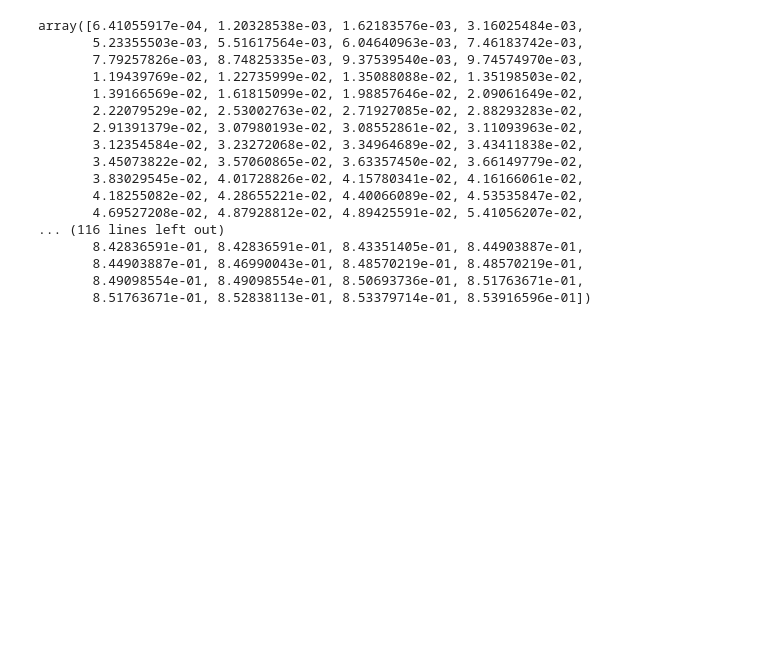
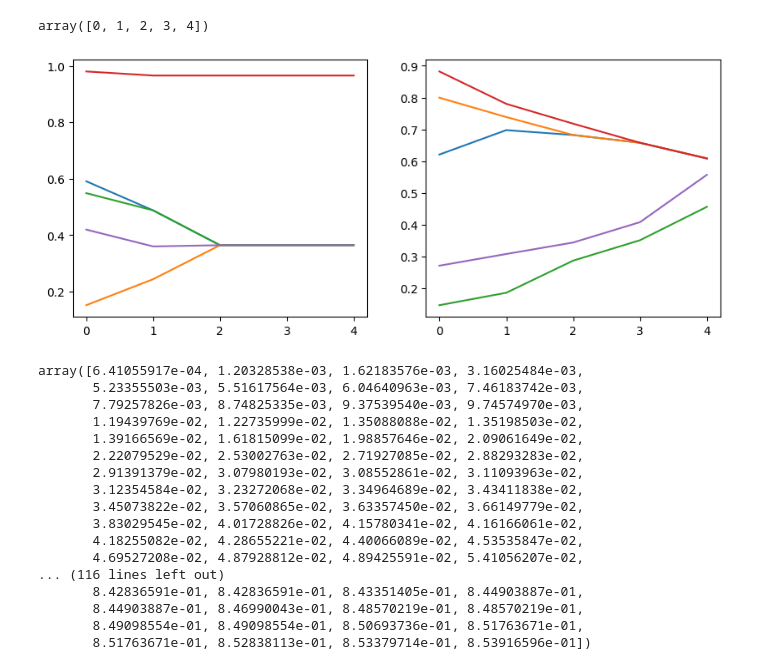
Before and after one commit to ardenpalme/IndMathProj2, a Jupyter notebook: Numerical_soln_2D_model.ipynb, the cells around one changed output. Saved outputs shown, nothing was run; the diff lists cells and outputs as text; code cells hidden in the pictures; blank space fills up the shorter version.

Commit message:
multi-topic opinons (2D)

```diff
--- a/Numerical_soln_2D_model.ipynb
+++ b/Numerical_soln_2D_model.ipynb
@@ -4 +6,6 @@ import matplotlib.pyplot as plt
+# %%
+num_agents = 10
+T = 5
+num_topics = 2
+R = 0.3 # confidence bound
 # %%
@@ -32,0 +36,3 @@ def get_A(opinions,R):
+# %%
+X  = np.random.rand(num_agents * T * num_topics).reshape((T, num_topics, num_agents))
+X
@@ -32,0 +62,4 @@ def get_A(opinions,R):
+# %%
+for t in range(T-1):
+    for topic in range(num_topics):
+        X[t+1,topic,:] = get_A(X[t,topic,:],R)
@@ -33,3 +79,15 @@ def get_A(opinions,R):
+# %%
+np.arange(T)
+# %% [output]
+array([0, 1, 2, 3, 4])
+# %%
+fig, ax = plt.subplots(1,2,figsize=(10,4))
+
+for i in range(T):
+    ax[0].plot(np.arange(T), X[:,0,:].T[i])
+    ax[1].plot(np.arange(T), X[:,1,:].T[i])
+# %% [output]
+[figure, added]
 # %%
 opinions_1.sort()
 
```
Also changed, not shown: parts of 6 cells of this notebook.
